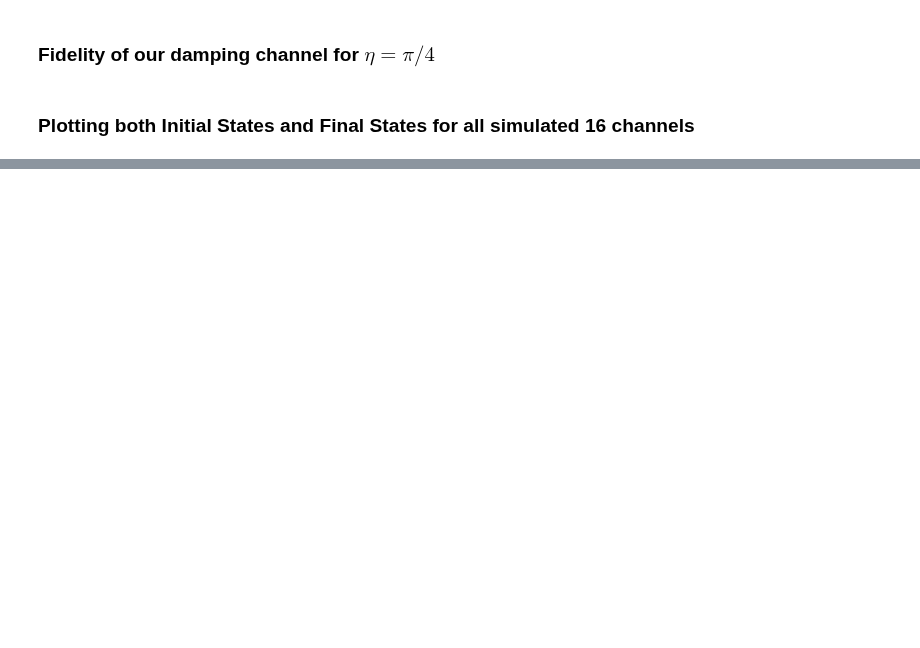
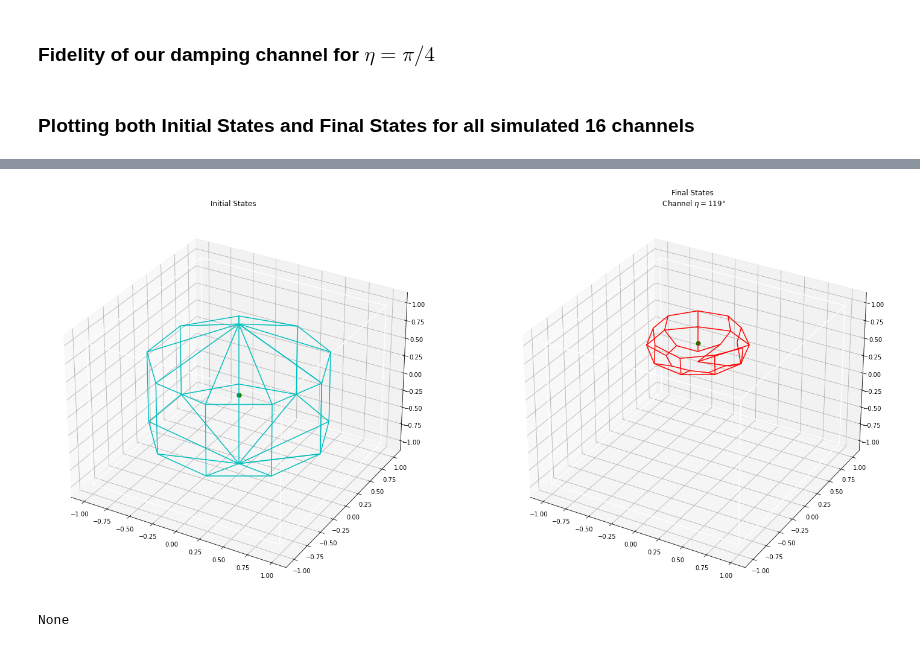
Before and after one commit to iamtxena/quantum-channel-discrimination, a Jupyter notebook: src/qcdBase.ipynb, the cells around one changed output, grey strips where cells are left out. Saved outputs shown, nothing was run; the diff lists cells and outputs as text; code cells hidden in the pictures; blank space fills up the shorter version.

```diff
--- a/src/qcdBase.ipynb
+++ b/src/qcdBase.ipynb
@@ -295,0 +353,5 @@ None
+# %%
+plotChannelsBlochs()
+# %% [output]
+[figure, added]
+None
```
Also changed, not shown: parts of 10 cells of this notebook.
